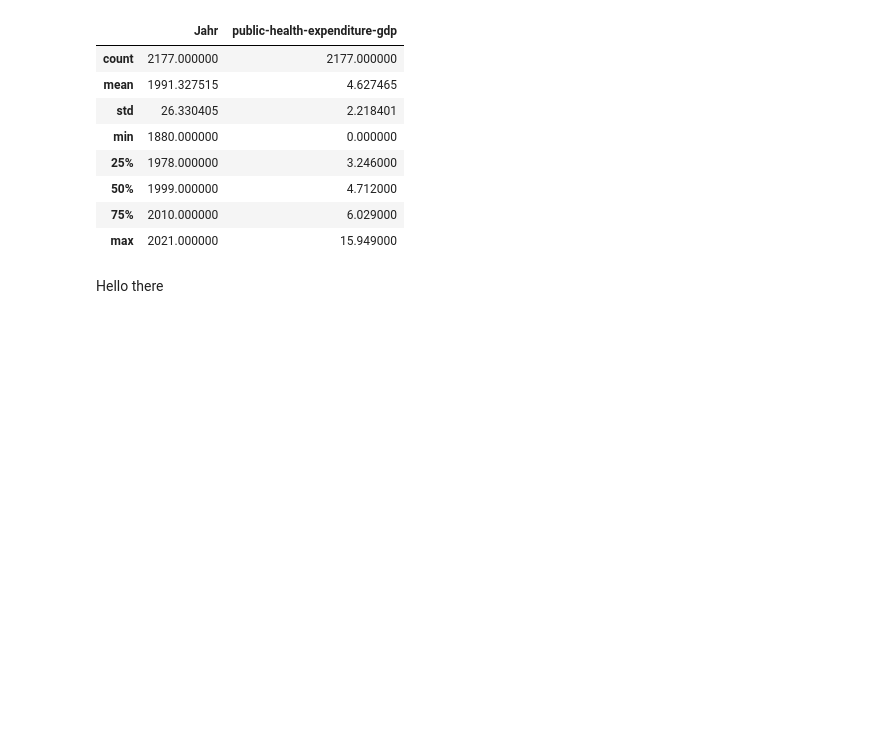
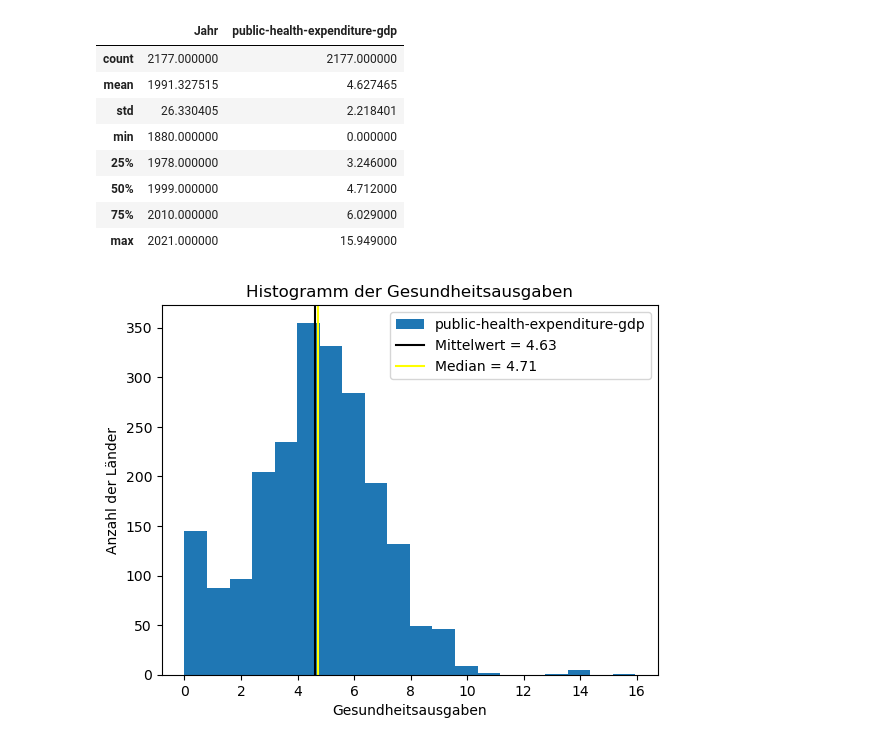
Before and after one commit to cossllea/BMLD1-LN2-Python, a Jupyter notebook: Leistungsnachweis_Informatik_BMLD.ipynb, the cells around one changed output. Saved outputs shown, nothing was run; the diff lists cells and outputs as text; code cells hidden in the pictures; blank space fills up the shorter version.

Commit message:
Histogram

```diff
--- a/Leistungsnachweis_Informatik_BMLD.ipynb
+++ b/Leistungsnachweis_Informatik_BMLD.ipynb
@@ -145,5 +208,14 @@ df.describe()
 | 50% | 1999.000000 | 4.712000 |
 | 75% | 2010.000000 | 6.029000 |
 | max | 2021.000000 | 15.949000 |
-# %% [markdown]
-Hello there
+# %%
+g = df['public-health-expenditure-gdp'].plot(kind='hist', bins=20, title='Histogramm der Gesundheitsausgaben',
+                                             xlabel='Gesundheitsausgaben', ylabel='Anzahl der Länder')
+mean = df['public-health-expenditure-gdp'].mean()
+median = df['public-health-expenditure-gdp'].median()
+g.axvline(x=mean, color='black', label=f'Mittelwert = {mean:.2f}')
+g.axvline(x=median, color='yellow', label=f'Median = {median:.2f}')
+g.legend()
+plt.show()
+# %% [output]
+[figure, added]
```
Also changed, not shown: parts of 11 cells of this notebook, 1 other file.
